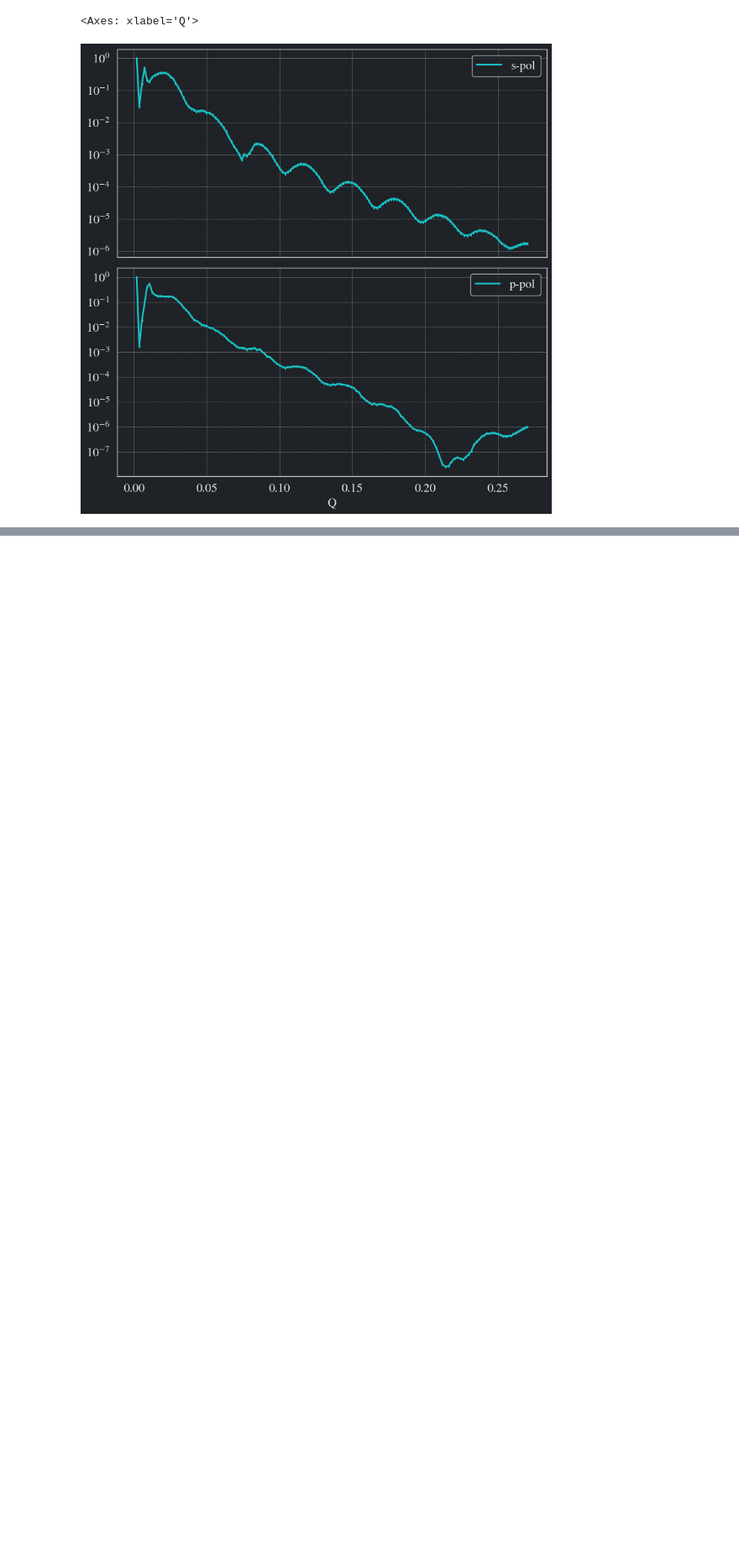
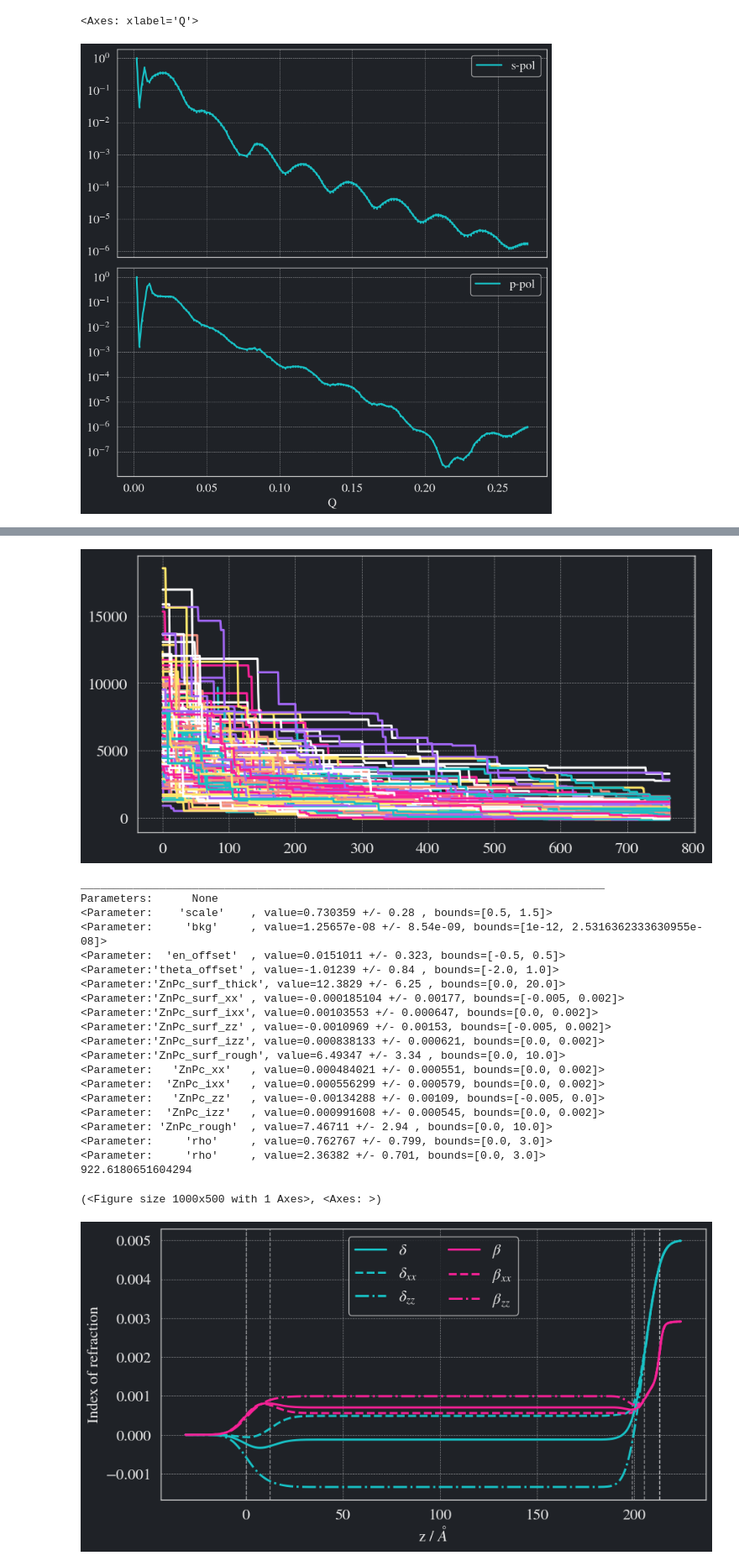
Before and after one commit to WSU-Carbon-Lab/pyref, a Jupyter notebook: docs/FittingSP.ipynb, the cells around one changed output, grey strips where cells are left out. Shown at 84% size. Drawn from its saved outputs; the diff is of its cells as text; code cells hidden in the pictures; blank space fills up the shorter version.

Commit message:
Good initial fits

```diff
--- a/docs/FittingSP.ipynb
+++ b/docs/FittingSP.ipynb
@@ -184,0 +204,42 @@ structure.struct.plot()
+# %%
+n_walkers = int(15*len(obj_p.varying_parameters()))
+steps = 3*n_walkers
+
+move = [(DEMove(sigma=1e-7), 0.95), (DEMove(sigma=1e-7, gamma0=1), 0.05)]
+random_state = 120
+
+fitter = CurveFitter(obj_p, nwalkers=n_walkers, moves = move)
+fitter.initialise("prior")
+chain = fitter.sample(steps, random_state=random_state)
+lp = fitter.logpost
+plt.plot(-lp)
+plt.show()
+structs[0].plot(difference=True)
+
+print(obj_p.varying_parameters())
+print(obj_p.chisqr())
+obj_p.plot()
+# %% [output]
+[figure, added]
+________________________________________________________________________________
+Parameters:      None
+<Parameter:    'scale'    , value=0.730359 +/- 0.28 , bounds=[0.5, 1.5]>
+<Parameter:     'bkg'     , value=1.25657e-08 +/- 8.54e-09, bounds=[1e-12, 2.5316362333630955e-08]>
+<Parameter:  'en_offset'  , value=0.0151011 +/- 0.323, bounds=[-0.5, 0.5]>
+<Parameter:'theta_offset' , value=-1.01239 +/- 0.84 , bounds=[-2.0, 1.0]>
+<Parameter:'ZnPc_surf_thick', value=12.3829 +/- 6.25 , bounds=[0.0, 20.0]>
+<Parameter:'ZnPc_surf_xx' , value=-0.000185104 +/- 0.00177, bounds=[-0.005, 0.002]>
+<Parameter:'ZnPc_surf_ixx', value=0.00103553 +/- 0.000647, bounds=[0.0, 0.002]>
+<Parameter:'ZnPc_surf_zz' , value=-0.0010969 +/- 0.00153, bounds=[-0.005, 0.002]>
+<Parameter:'ZnPc_surf_izz', value=0.000838133 +/- 0.000621, bounds=[0.0, 0.002]>
+<Parameter:'ZnPc_surf_rough', value=6.49347 +/- 3.34 , bounds=[0.0, 10.0]>
+<Parameter:   'ZnPc_xx'   , value=0.000484021 +/- 0.000551, bounds=[0.0, 0.002]>
+<Parameter:  'ZnPc_ixx'   , value=0.000556299 +/- 0.000579, bounds=[0.0, 0.002]>
+<Parameter:   'ZnPc_zz'   , value=-0.00134288 +/- 0.00109, bounds=[-0.005, 0.0]>
+<Parameter:  'ZnPc_izz'   , value=0.000991608 +/- 0.000545, bounds=[0.0, 0.002]>
+<Parameter: 'ZnPc_rough'  , value=7.46711 +/- 2.94 , bounds=[0.0, 10.0]>
+<Parameter:     'rho'     , value=0.762767 +/- 0.799, bounds=[0.0, 3.0]>
+<Parameter:     'rho'     , value=2.36382 +/- 0.701, bounds=[0.0, 3.0]>
+922.6180651604294
+(<Figure size 1000x500 with 1 Axes>, <Axes: >)
+[figure, added]
```
Also changed, not shown: parts of 14 cells of this notebook, 3 other files.
